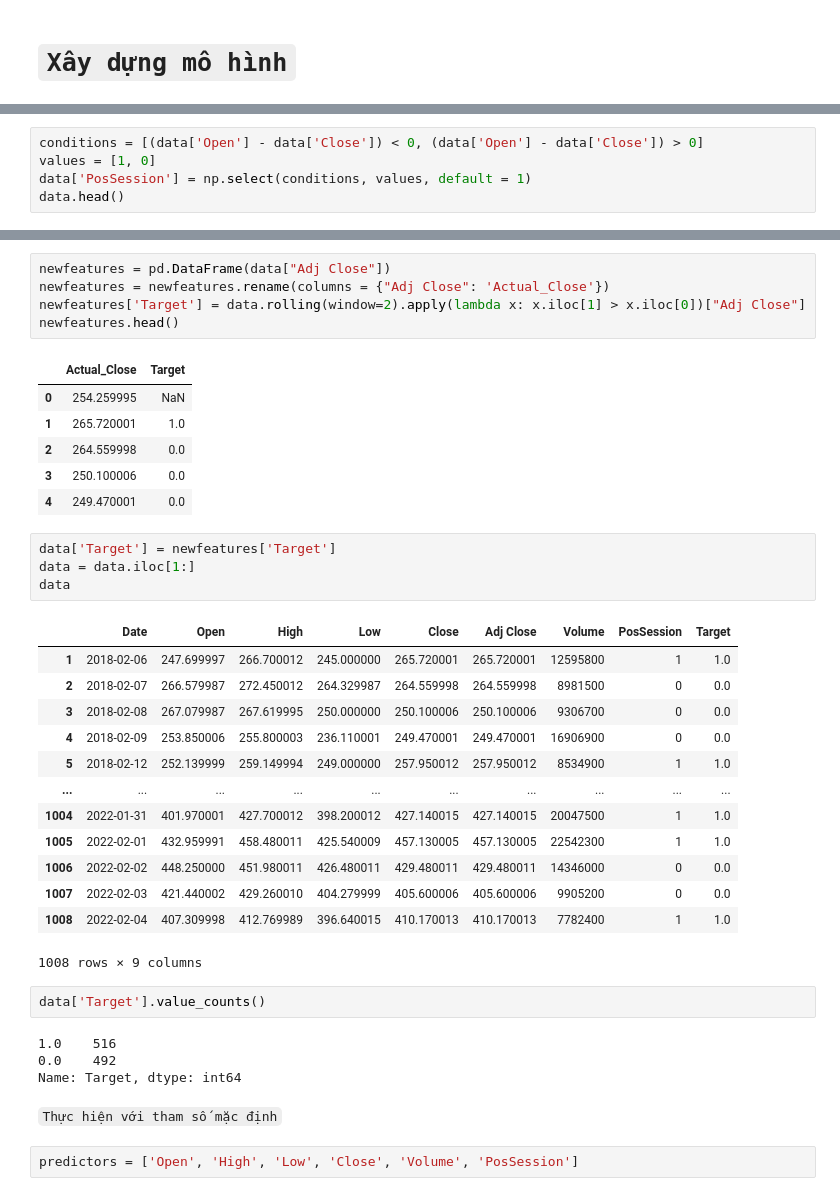
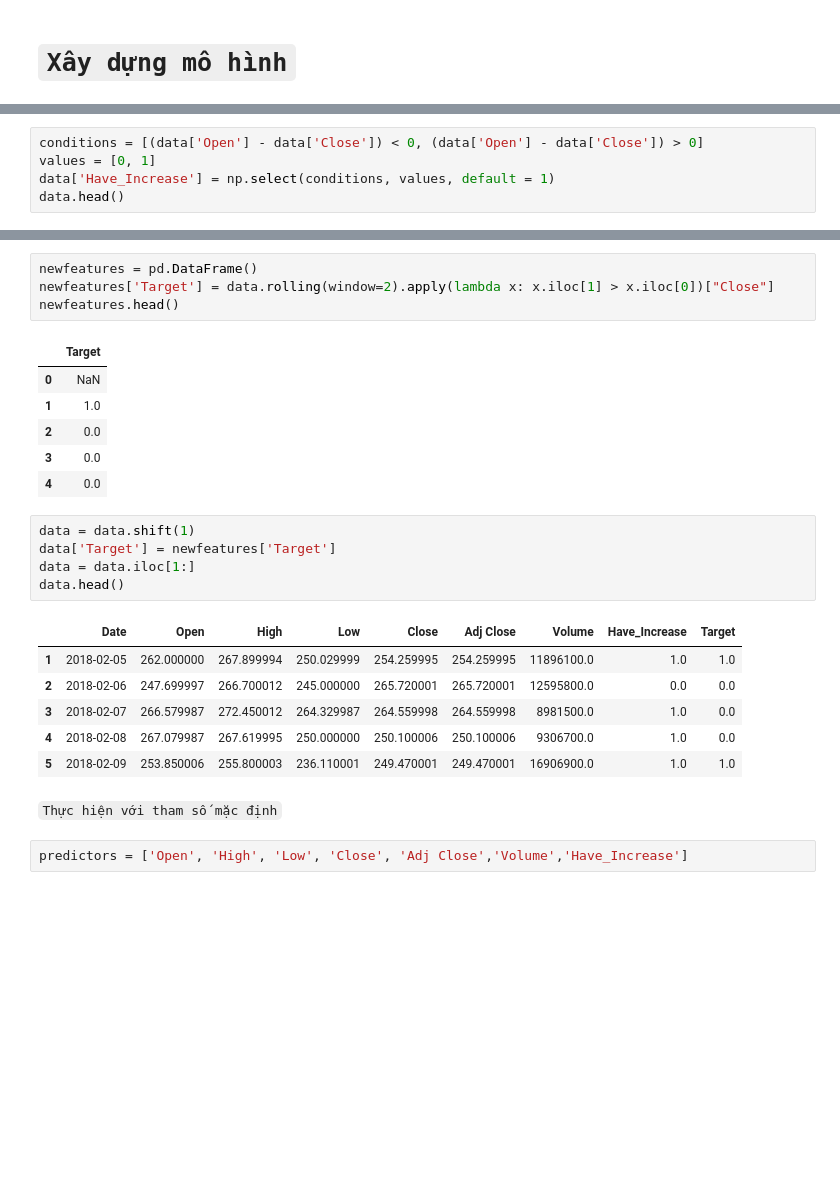
Before and after one commit to LeManhDuy/LogisticsRegressionModel, a Jupyter notebook: 102190259_LêMạnhDuy.ipynb, the cells around one changed output, grey strips where cells are left out. Cells and saved outputs as stored; diff of their text form; blank space fills up the shorter version.

```diff
--- a/102190259_LêMạnhDuy.ipynb
+++ b/102190259_LêMạnhDuy.ipynb
@@ -82,6 +86,6 @@ Text(0.5, 1.0, 'Giá cổ phiếu Netflix cho toàn bộ thời gian (2018 - 202
 # %%
 conditions = [(data['Open'] - data['Close']) < 0, (data['Open'] - data['Close']) > 0]
-values = [1, 0]
-data['PosSession'] = np.select(conditions, values, default = 1)
+values = [0, 1]
+data['Have_Increase'] = np.select(conditions, values, default = 1)
 data.head()
 # %% [output]
@@ -94,43 +102,30 @@ data.head()
 # %%
-newfeatures = pd.DataFrame(data["Adj Close"])
-newfeatures = newfeatures.rename(columns = {"Adj Close": 'Actual_Close'})
-newfeatures['Target'] = data.rolling(window=2).apply(lambda x: x.iloc[1] > x.iloc[0])["Adj Close"]
+newfeatures = pd.DataFrame()
+newfeatures['Target'] = data.rolling(window=2).apply(lambda x: x.iloc[1] > x.iloc[0])["Close"]
 newfeatures.head()
 # %% [output]
-|  | Actual_Close | Target |
-| 0 | 254.259995 | NaN |
-| 1 | 265.720001 | 1.0 |
-| 2 | 264.559998 | 0.0 |
-| 3 | 250.100006 | 0.0 |
-| 4 | 249.470001 | 0.0 |
+|  | Target |
+| 0 | NaN |
+| 1 | 1.0 |
+| 2 | 0.0 |
+| 3 | 0.0 |
+| 4 | 0.0 |
 # %%
+data = data.shift(1)
 data['Target'] = newfeatures['Target']
 data = data.iloc[1:]
-data
+data.head()
 # %% [output]
-|  | Date | Open | High | Low | Close | Adj Close | Volume | PosSession | Target |
-| 1 | 2018-02-06 | 247.699997 | 266.700012 | 245.000000 | 265.720001 | 265.720001 | 12595800 | 1 | 1.0 |
-| 2 | 2018-02-07 | 266.579987 | 272.450012 | 264.329987 | 264.559998 | 264.559998 | 8981500 | 0 | 0.0 |
-| 3 | 2018-02-08 | 267.079987 | 267.619995 | 250.000000 | 250.100006 | 250.100006 | 9306700 | 0 | 0.0 |
-| 4 | 2018-02-09 | 253.850006 | 255.800003 | 236.110001 | 249.470001 | 249.470001 | 16906900 | 0 | 0.0 |
-| 5 | 2018-02-12 | 252.139999 | 259.149994 | 249.000000 | 257.950012 | 257.950012 | 8534900 | 1 | 1.0 |
-| ... | ... | ... | ... | ... | ... | ... | ... | ... | ... |
-| 1004 | 2022-01-31 | 401.970001 | 427.700012 | 398.200012 | 427.140015 | 427.140015 | 20047500 | 1 | 1.0 |
-| 1005 | 2022-02-01 | 432.959991 | 458.480011 | 425.540009 | 457.130005 | 457.130005 | 22542300 | 1 | 1.0 |
-| 1006 | 2022-02-02 | 448.250000 | 451.980011 | 426.480011 | 429.480011 | 429.480011 | 14346000 | 0 | 0.0 |
-| 1007 | 2022-02-03 | 421.440002 | 429.260010 | 404.279999 | 405.600006 | 405.600006 | 9905200 | 0 | 0.0 |
-| 1008 | 2022-02-04 | 407.309998 | 412.769989 | 396.640015 | 410.170013 | 410.170013 | 7782400 | 1 | 1.0 |
+|  | Date | Open | High | Low | Close | Adj Close | Volume | Have_Increase | Target |
+| 1 | 2018-02-05 | 262.000000 | 267.899994 | 250.029999 | 254.259995 | 254.259995 | 11896100.0 | 1.0 | 1.0 |
+| 2 | 2018-02-06 | 247.699997 | 266.700012 | 245.000000 | 265.720001 | 265.720001 | 12595800.0 | 0.0 | 0.0 |
+| 3 | 2018-02-07 | 266.579987 | 272.450012 | 264.329987 | 264.559998 | 264.559998 | 8981500.0 | 1.0 | 0.0 |
+| 4 | 2018-02-08 | 267.079987 | 267.619995 | 250.000000 | 250.100006 | 250.100006 | 9306700.0 | 1.0 | 0.0 |
+| 5 | 2018-02-09 | 253.850006 | 255.800003 | 236.110001 | 249.470001 | 249.470001 | 16906900.0 | 1.0 | 1.0 |
-1008 rows × 9 columns
-# %%
-data['Target'].value_counts()
-# %% [output]
-1.0    516
-0.0    492
-Name: Target, dtype: int64
 # %% [markdown]
 `Thực hiện với tham số mặc định`
 # %%
-predictors = ['Open', 'High', 'Low', 'Close', 'Volume', 'PosSession']
+predictors = ['Open', 'High', 'Low', 'Close', 'Adj Close','Volume','Have_Increase']
 # %%
 def logisticRegression(data):
     accuracy_score_arr = []
```
Also changed, not shown: parts of 23 cells of this notebook.
